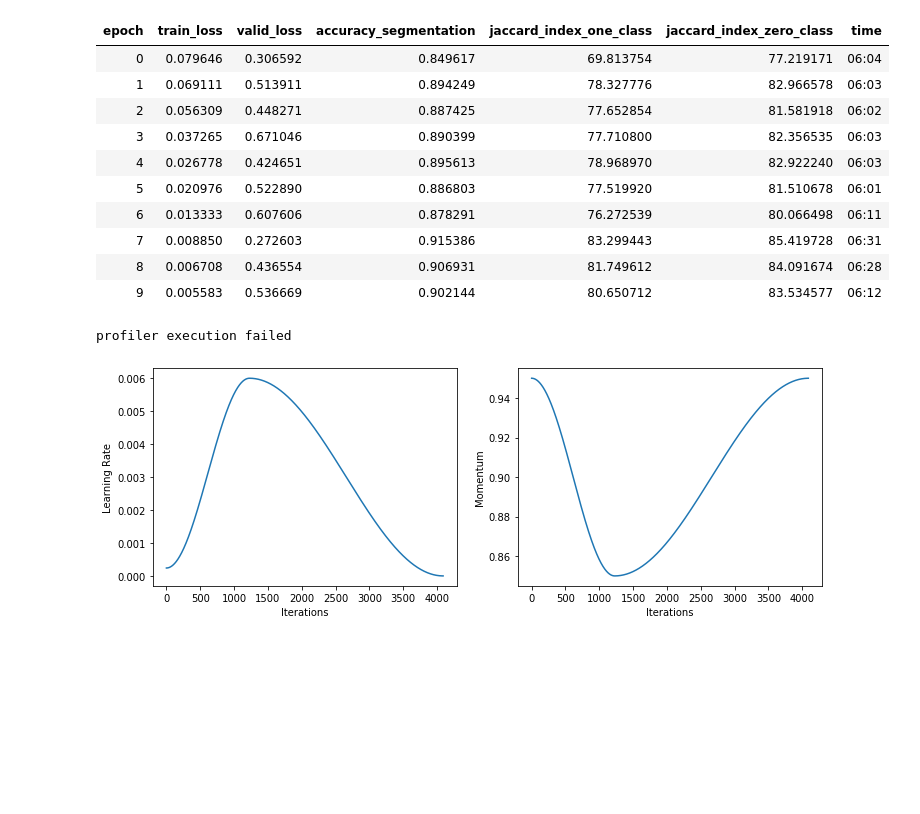
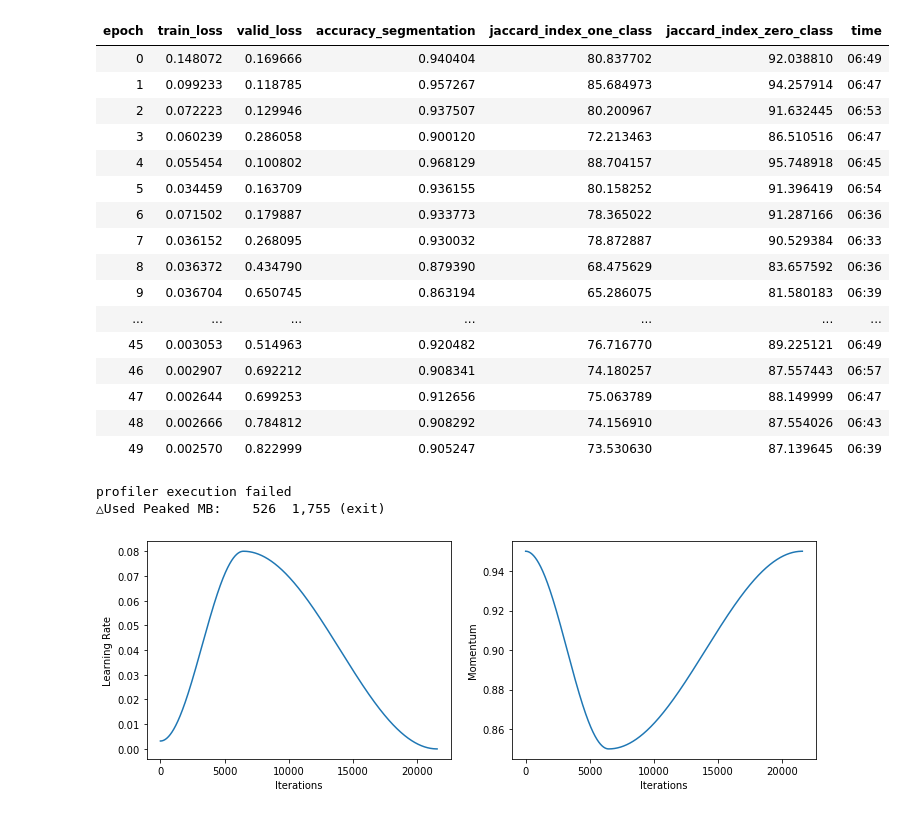
Before and after one commit to DmitIW/BachelorDiploma, a Jupyter notebook: linknet34_std.ipynb, the cells around one changed output. Drawn from its saved outputs; the diff is of its cells as text; code cells hidden in the pictures; blank space fills up the shorter version.

```diff
--- a/linknet34_std.ipynb
+++ b/linknet34_std.ipynb
@@ -39,18 +47,26 @@ ImageFile.LOAD_TRUNCATED_IMAGES = True
 # %%
 sizes=256
 
-train_data = SeveralSourceDataset([data_env.get_subdir("train_images"), data_env.get_subdir("train_images_p")], label_from_func=get_label_with_context, transforms=[],
-                     batch_consistency=[15, 4], size=256)
-valid_data = SeveralSourceDataset([data_env.get_subdir("val_images")], label_from_func=get_label_with_context,
-                                 transforms=[], size=256, batch_consistency=[19])
-t_dl = t_Dataloader(train_data, batch_size=19)
-v_dl = t_Dataloader(valid_data, batch_size=19)
+train_data = SeveralSourceDataset([data_env.get_subdir("train images skyFinder"),
+                                   data_env.get_subdir("train images raw"),
+                                   data_env.get_subdir("train images sky"),
+                                   data_env.get_subdir("train images labeled")
+                                  ],
+                                  label_from_func=get_label_with_context,
+                                  transforms=[],
+                                  batch_consistency=[12, 4, 1, 1], size=sizes)
+valid_data = SeveralSourceDataset([data_env.get_subdir("test iPhoneXR images")],
+                                  label_from_func=get_label_with_context,
+                                  transforms=[], size=sizes, batch_consistency=[7])
+t_dl = t_Dataloader(train_data, batch_size=18, drop_last=True)
+v_dl = t_Dataloader(valid_data, batch_size=7, drop_last=True)
 
-databunch = DataBunch(t_dl, v_dl)
+databunch = DataBunch(t_dl, v_dl, device=torch.device("cuda:0"), )
 # %%
-model = LinkNet34(num_classes=2)
+model = LinkNet34(num_classes=2).cuda(0)
 
 learner = Learner(databunch, model)
+learner.model.cuda()
 learner.opt_fn = optim.Adam
 learner.loss_fn = nn.BCEWithLogitsLoss()  # pos_weight=Tensor([1])
 learner.metrics = [accuracy_segmentation, jaccard_index_one_class, jaccard_index_zero_class]
@@ -61,21 +79,31 @@ learner.metrics = [accuracy_segmentation, jaccard_index_one_class, jaccard_index
 # learner.recorder.plot(suggestion=True, show_grid=True)
 # %%
-tb_callback = tensorboard_cb("/home/dmitri/Documents/tensorboard_logs", log_name="linknet34_osp_full_s256_mlr6e03_e10_bs19_student")
+tb_callback = tensorboard_cb("/home/dmitri/Documents/tensorboard_logs", log_name="linknet34_osp_full_s256_mlr8e02_e50_bs18_student_4src")
+# %%
+with GPUMemTrace():
+    learner.fit_one_cycle(50, max_lr=8e-02, callbacks=[tb_callback(learner)])
+# %% [output]
+| epoch | train_loss | valid_loss | accuracy_segmentation | jaccard_index_one_class | jaccard_index_zero_class | time |
+| 0 | 0.148072 | 0.169666 | 0.940404 | 80.837702 | 92.038810 | 06:49 |
+| 1 | 0.099233 | 0.118785 | 0.957267 | 85.684973 | 94.257914 | 06:47 |
+| 2 | 0.072223 | 0.129946 | 0.937507 | 80.200967 | 91.632445 | 06:53 |
+| 3 | 0.060239 | 0.286058 | 0.900120 | 72.213463 | 86.510516 | 06:47 |
+| 4 | 0.055454 | 0.100802 | 0.968129 | 88.704157 | 95.748918 | 06:45 |
+| 5 | 0.034459 | 0.163709 | 0.936155 | 80.158252 | 91.396419 | 06:54 |
+| 6 | 0.071502 | 0.179887 | 0.933773 | 78.365022 | 91.287166 | 06:36 |
+| 7 | 0.036152 | 0.268095 | 0.930032 | 78.872887 | 90.529384 | 06:33 |
+| 8 | 0.036372 | 0.434790 | 0.879390 | 68.475629 | 83.657592 | 06:36 |
+| 9 | 0.036704 | 0.650745 | 0.863194 | 65.286075 | 81.580183 | 06:39 |
+| ... | ... | ... | ... | ... | ... | ... |
+| 45 | 0.003053 | 0.514963 | 0.920482 | 76.716770 | 89.225121 | 06:49 |
+| 46 | 0.002907 | 0.692212 | 0.908341 | 74.180257 | 87.557443 | 06:57 |
+| 47 | 0.002644 | 0.699253 | 0.912656 | 75.063789 | 88.149999 | 06:47 |
+| 48 | 0.002666 | 0.784812 | 0.908292 | 74.156910 | 87.554026 | 06:43 |
+| 49 | 0.002570 | 0.822999 | 0.905247 | 73.530630 | 87.139645 | 06:39 |
+profiler execution failed
+△Used Peaked MB:    526  1,755 (exit)
 # %%
-learner.fit_one_cycle(10, max_lr=6e-03, callbacks=[tb_callback(learner)])
 learner.recorder.plot_lr(show_moms=True)
 # %% [output]
-| epoch | train_loss | valid_loss | accuracy_segmentation | jaccard_index_one_class | jaccard_index_zero_class | time |
-| 0 | 0.079646 | 0.306592 | 0.849617 | 69.813754 | 77.219171 | 06:04 |
-| 1 | 0.069111 | 0.513911 | 0.894249 | 78.327776 | 82.966578 | 06:03 |
-| 2 | 0.056309 | 0.448271 | 0.887425 | 77.652854 | 81.581918 | 06:02 |
-| 3 | 0.037265 | 0.671046 | 0.890399 | 77.710800 | 82.356535 | 06:03 |
-| 4 | 0.026778 | 0.424651 | 0.895613 | 78.968970 | 82.922240 | 06:03 |
-| 5 | 0.020976 | 0.522890 | 0.886803 | 77.519920 | 81.510678 | 06:01 |
-| 6 | 0.013333 | 0.607606 | 0.878291 | 76.272539 | 80.066498 | 06:11 |
-| 7 | 0.008850 | 0.272603 | 0.915386 | 83.299443 | 85.419728 | 06:31 |
-| 8 | 0.006708 | 0.436554 | 0.906931 | 81.749612 | 84.091674 | 06:28 |
-| 9 | 0.005583 | 0.536669 | 0.902144 | 80.650712 | 83.534577 | 06:12 |
-profiler execution failed
-[figure, old version]
+[figure, new version]
 # %%
```
Also changed, not shown: parts of 4 cells of this notebook, 9 other files.
